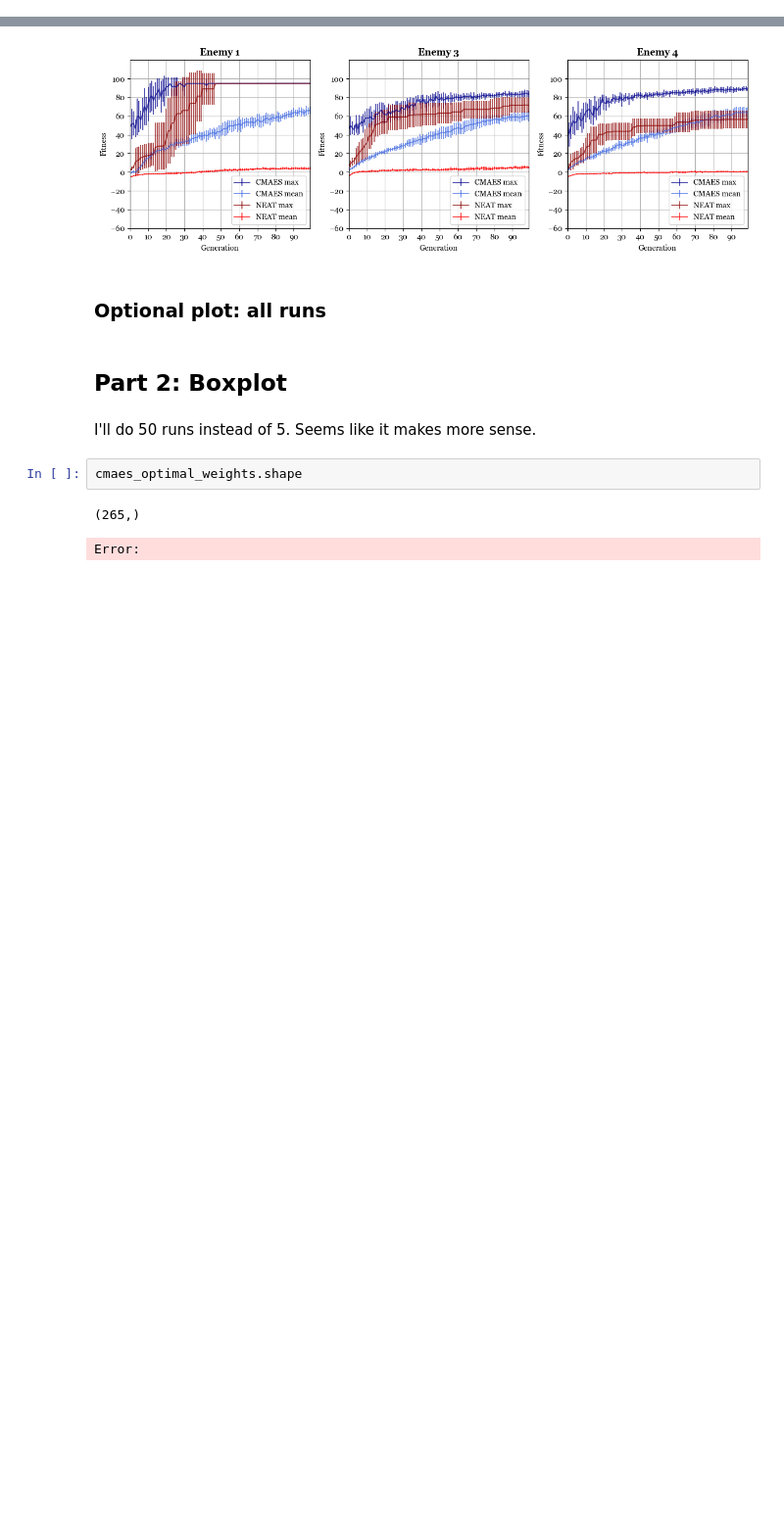
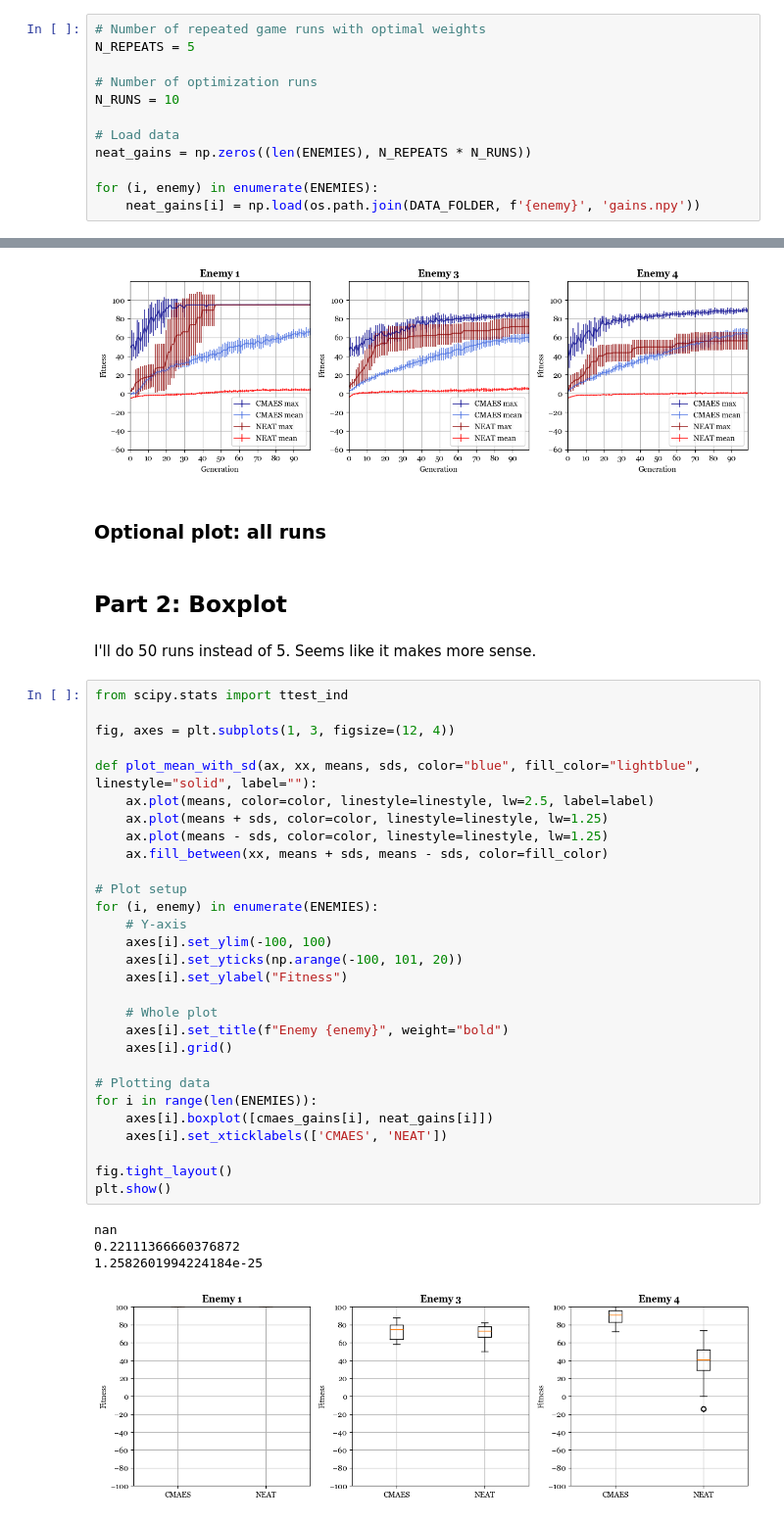
Before and after one commit to jonas4climate/evoman_ec, a Jupyter notebook: notebook.ipynb, the cells around one changed output, grey strips where cells are left out. Shown: that part at 98% size. Cells and saved outputs as stored; diff of their text form; blank space fills up the shorter version.

Commit message:
Boxplots

```diff
--- a/notebook.ipynb
+++ b/notebook.ipynb
@@ -110,3 +74,15 @@ Gain: -70.0
+# %%
+# Number of repeated game runs with optimal weights
+N_REPEATS = 5
+
+# Number of optimization runs
+N_RUNS = 10
+
+# Load data
+neat_gains = np.zeros((len(ENEMIES), N_REPEATS * N_RUNS))
+
+for (i, enemy) in enumerate(ENEMIES):
+    neat_gains[i] = np.load(os.path.join(DATA_FOLDER, f'{enemy}', 'gains.npy'))
 # %% [markdown]
 ## Part 1: Fitness over time
 # %%
@@ -193,8 +169,37 @@ plt.show()
 ## Part 2: Boxplot
 # %% [markdown]
 I'll do 50 runs instead of 5. Seems like it makes more sense.
-# %%
-cmaes_optimal_weights.shape
-# %% [output]
-(265,)
-Error:
+# %%
+from scipy.stats import ttest_ind
+
+fig, axes = plt.subplots(1, 3, figsize=(12, 4))
+
+def plot_mean_with_sd(ax, xx, means, sds, color="blue", fill_color="lightblue", linestyle="solid", label=""):
+    ax.plot(means, color=color, linestyle=linestyle, lw=2.5, label=label)
+    ax.plot(means + sds, color=color, linestyle=linestyle, lw=1.25)
+    ax.plot(means - sds, color=color, linestyle=linestyle, lw=1.25)
+    ax.fill_between(xx, means + sds, means - sds, color=fill_color)
+
+# Plot setup
+for (i, enemy) in enumerate(ENEMIES):
+    # Y-axis
+    axes[i].set_ylim(-100, 100)
+    axes[i].set_yticks(np.arange(-100, 101, 20))
+    axes[i].set_ylabel("Fitness")
+
+    # Whole plot
+    axes[i].set_title(f"Enemy {enemy}", weight="bold")
+    axes[i].grid()
+
+# Plotting data
+for i in range(len(ENEMIES)):
+    axes[i].boxplot([cmaes_gains[i], neat_gains[i]])
+    axes[i].set_xticklabels(['CMAES', 'NEAT'])
+
+fig.tight_layout()
+plt.show()
+# %% [output]
+nan
+0.22111366660376872
+1.2582601994224184e-25
+[figure, added]
```
Also changed, not shown: parts of 5 cells of this notebook.
